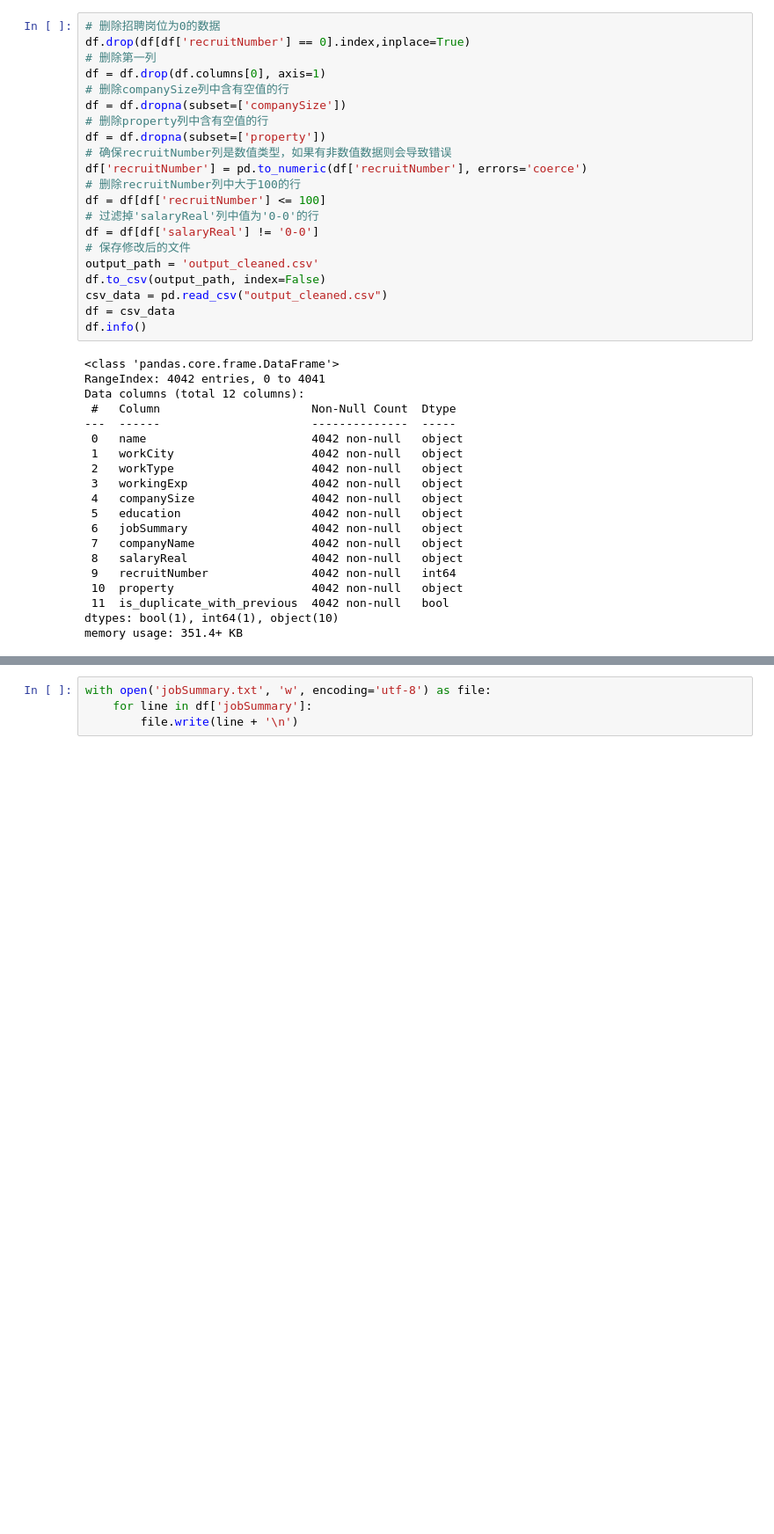
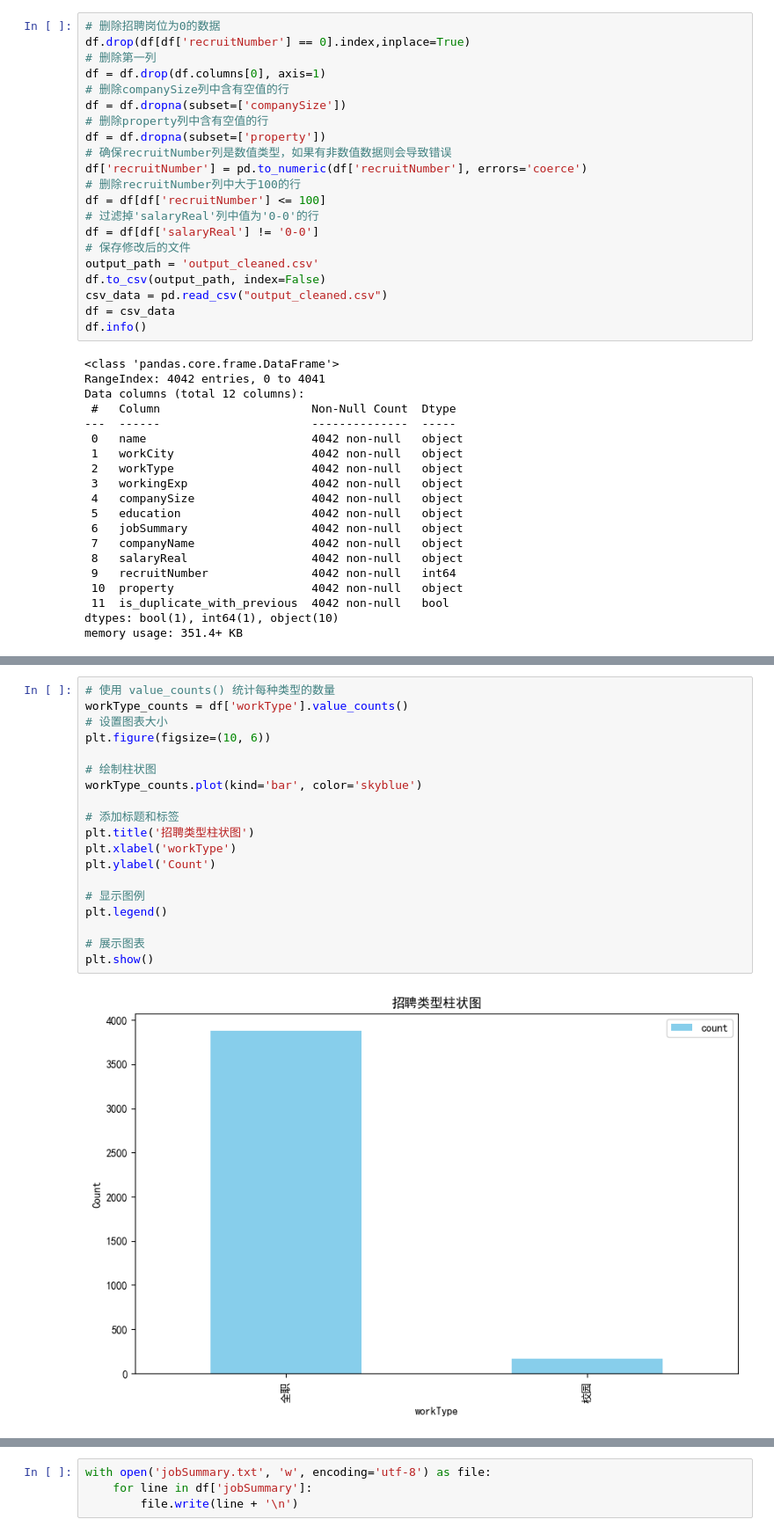
Before and after one commit to SHULI76/1, a Jupyter notebook: 数据分析类招聘信息数据分析.ipynb, the cells around one changed output, grey strips where cells are left out. Shown: that part at 88% size. Drawn from its saved outputs; the diff is of its cells as text; blank space fills up the shorter version.

```diff
--- a/数据分析类招聘信息数据分析.ipynb
+++ b/数据分析类招聘信息数据分析.ipynb
@@ -278,0 +232,21 @@ data.head(2)
+# %%
+# 使用 value_counts() 统计每种类型的数量
+workType_counts = df['workType'].value_counts()
+# 设置图表大小
+plt.figure(figsize=(10, 6))
+
+# 绘制柱状图
+workType_counts.plot(kind='bar', color='skyblue')
+
+# 添加标题和标签
+plt.title('招聘类型柱状图')
+plt.xlabel('workType')
+plt.ylabel('Count')
+
+# 显示图例
+plt.legend()
+
+# 展示图表
+plt.show()
+# %% [output]
+[figure, added]
```
Also changed, not shown: parts of 28 cells of this notebook.
